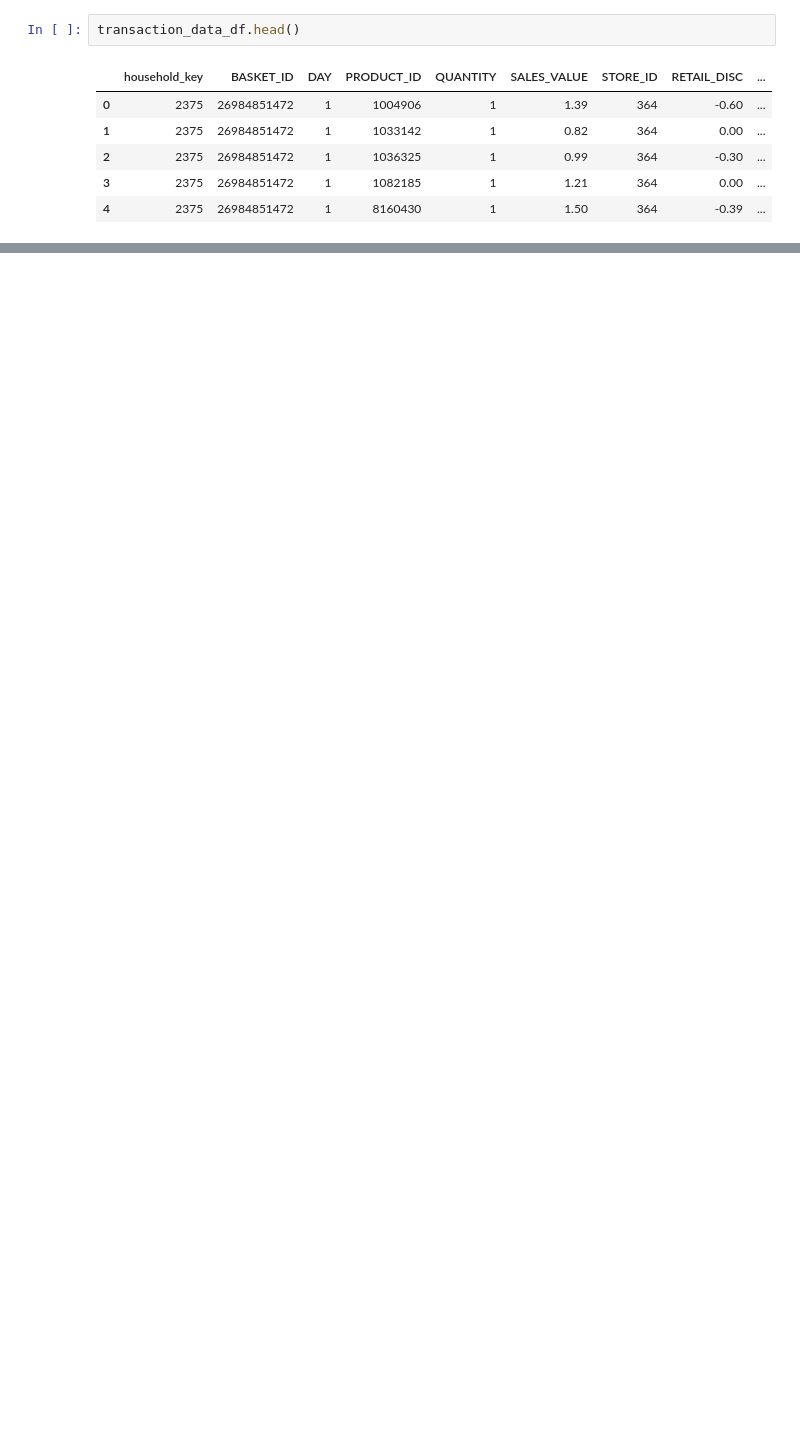
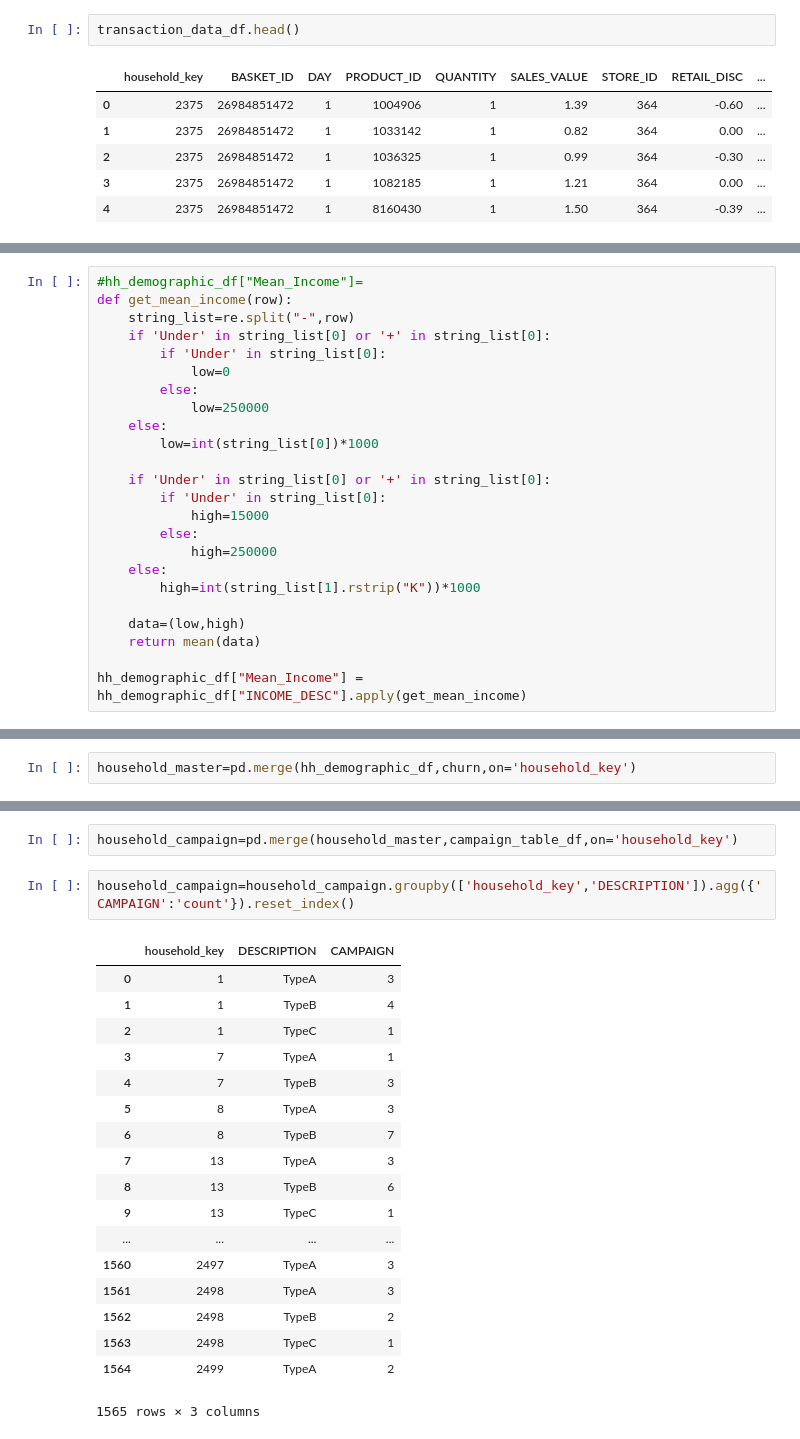
Before and after one commit to ambita20/Customer-Engagement-Python-Project, a Jupyter notebook: PythonProject.ipynb, the cells around one changed output, grey strips where cells are left out. Cells and saved outputs as stored; diff of their text form; blank space fills up the shorter version.

```diff
--- a/PythonProject.ipynb
+++ b/PythonProject.ipynb
@@ -83,0 +98,24 @@ transaction_data_df.head()
+# %%
+#hh_demographic_df["Mean_Income"]=
+def get_mean_income(row):
+    string_list=re.split("-",row)
+    if 'Under' in string_list[0] or '+' in string_list[0]:
+        if 'Under' in string_list[0]:
+            low=0
+        else:
+            low=250000
+    else:
+        low=int(string_list[0])*1000
+
+    if 'Under' in string_list[0] or '+' in string_list[0]:
+        if 'Under' in string_list[0]:
+            high=15000
+        else:
+            high=250000
+    else:
+        high=int(string_list[1].rstrip("K"))*1000
+
+    data=(low,high)
+    return mean(data)
+
+hh_demographic_df["Mean_Income"] = hh_demographic_df["INCOME_DESC"].apply(get_mean_income)
@@ -83,0 +159,2 @@ transaction_data_df.head()
+# %%
+household_master=pd.merge(hh_demographic_df,churn,on='household_key')
@@ -83,0 +167,23 @@ transaction_data_df.head()
+# %%
+household_campaign=pd.merge(household_master,campaign_table_df,on='household_key')
+# %%
+household_campaign=household_campaign.groupby(['household_key','DESCRIPTION']).agg({'CAMPAIGN':'count'}).reset_index()
+# %% [output]
+|  | household_key | DESCRIPTION | CAMPAIGN |
+| 0 | 1 | TypeA | 3 |
+| 1 | 1 | TypeB | 4 |
+| 2 | 1 | TypeC | 1 |
+| 3 | 7 | TypeA | 1 |
+| 4 | 7 | TypeB | 3 |
+| 5 | 8 | TypeA | 3 |
+| 6 | 8 | TypeB | 7 |
+| 7 | 13 | TypeA | 3 |
+| 8 | 13 | TypeB | 6 |
+| 9 | 13 | TypeC | 1 |
+| ... | ... | ... | ... |
+| 1560 | 2497 | TypeA | 3 |
+| 1561 | 2498 | TypeA | 3 |
+| 1562 | 2498 | TypeB | 2 |
+| 1563 | 2498 | TypeC | 1 |
+| 1564 | 2499 | TypeA | 2 |
+1565 rows × 3 columns
```
Also changed, not shown: parts of 16 cells of this notebook.
